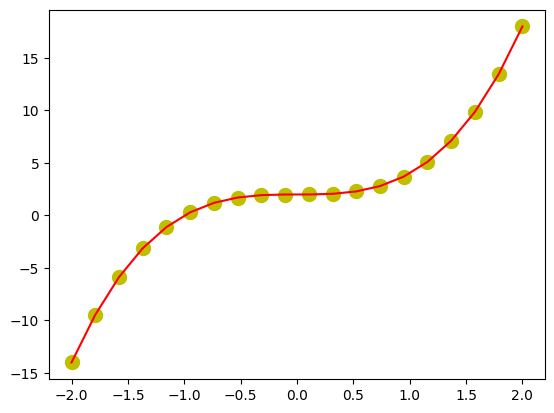
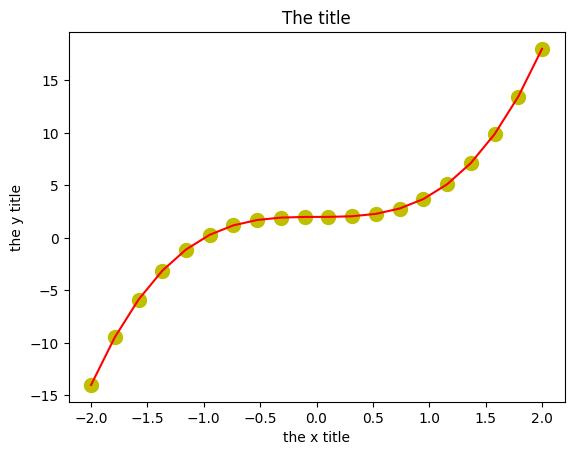
Unified diff of the notebook cell whose output changed from the first chart to the second:
--- before
+++ after
@@ -1,3 +1,6 @@
 plt.plot(x, y, c='red')            # c='r' also works
 plt.scatter(x, y, s=100, c='y')    # s: size of the dots
+plt.xlabel("the x title")
+plt.ylabel("the y title")
+plt.title("The title")
 plt.show() # Not mandatory with Jupyter but removes the "print"

Commit: update with sklearn